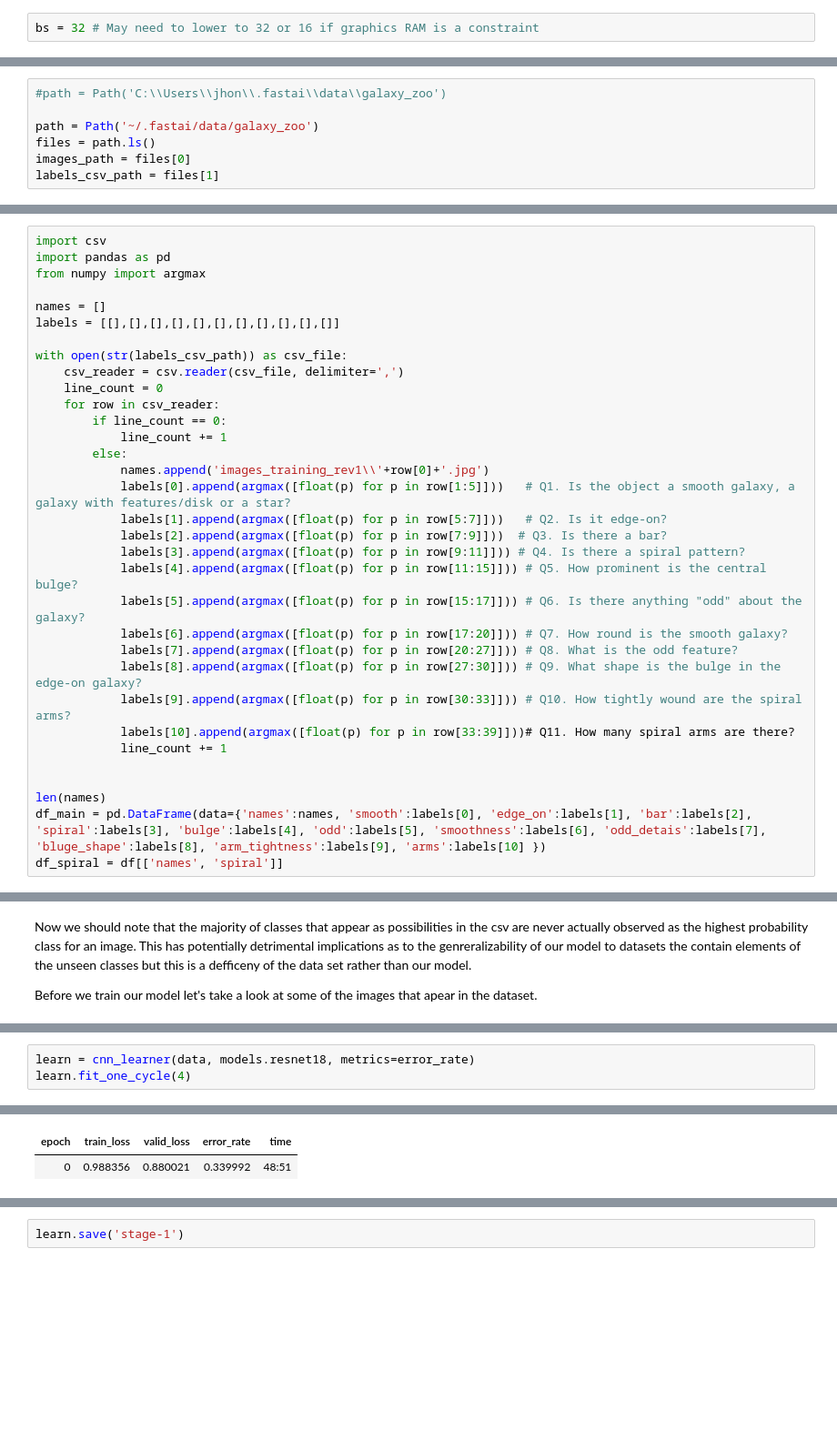
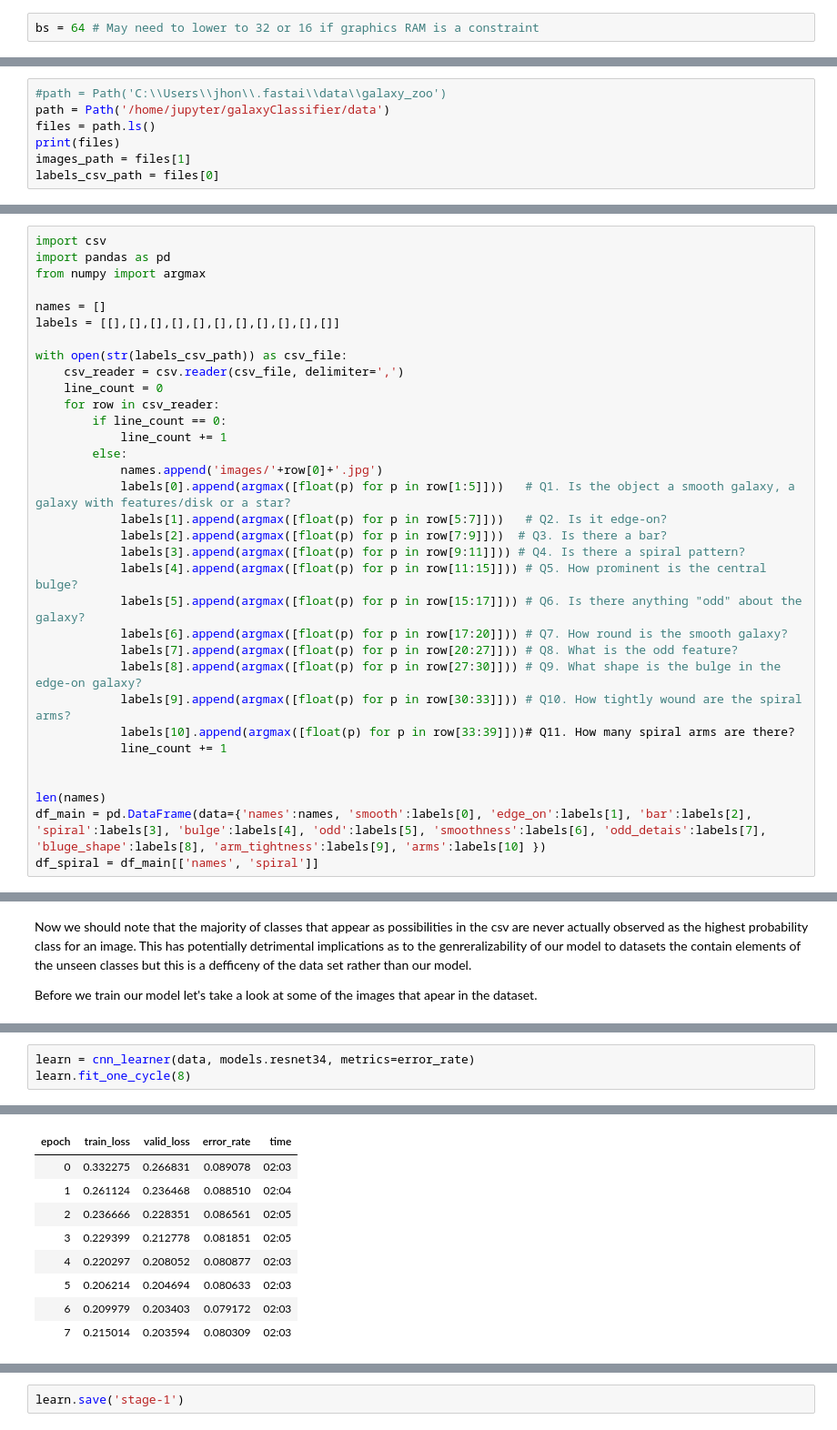
Before and after one commit to CellEight/galaxyClassifier, a Jupyter notebook: Homework 1 - Galaxy Classification.ipynb, the cells around one changed output, grey strips where cells are left out. Shown at 91% size. Drawn from its saved outputs; the diff is of its cells as text; blank space fills up the shorter version.

```diff
--- a/Homework 1 - Galaxy Classification.ipynb
+++ b/Homework 1 - Galaxy Classification.ipynb
@@ -20,6 +20,6 @@ First let's run our essential Jupyter directives, import the fast.ai libraries w
 from fastai.vision import *
 from fastai.metrics import error_rate
 # %%
-bs = 32 # May need to lower to 32 or 16 if graphics RAM is a constraint
+bs = 64 # May need to lower to 32 or 16 if graphics RAM is a constraint
 # %% [markdown]
 Now that's out of the way let's download and extract out dataset.
@@ -26,7 +40,7 @@ Now that's out of the way let's download and extract out dataset.
 # %%
 #path = Path('C:\\Users\\jhon\\.fastai\\data\\galaxy_zoo')
-
-path = Path('~/.fastai/data/galaxy_zoo')
+path = Path('/home/jupyter/galaxyClassifier/data')
 files = path.ls()
-images_path = files[0]
-labels_csv_path = files[1]
+print(files)
+images_path = files[1]
+labels_csv_path = files[0]
@@ -47,7 +63,7 @@ with open(str(labels_csv_path)) as csv_file:
         if line_count == 0:
             line_count += 1
         else:
-            names.append('images_training_rev1\\'+row[0]+'.jpg')
+            names.append('images/'+row[0]+'.jpg')
             labels[0].append(argmax([float(p) for p in row[1:5]]))   # Q1. Is the object a smooth galaxy, a galaxy with features/disk or a star?
             labels[1].append(argmax([float(p) for p in row[5:7]]))   # Q2. Is it edge-on?
             labels[2].append(argmax([float(p) for p in row[7:9]]))  # Q3. Is there a bar?
@@ -64,7 +80,7 @@ with open(str(labels_csv_path)) as csv_file:
 
 len(names)
 df_main = pd.DataFrame(data={'names':names, 'smooth':labels[0], 'edge_on':labels[1], 'bar':labels[2], 'spiral':labels[3], 'bulge':labels[4], 'odd':labels[5], 'smoothness':labels[6], 'odd_detais':labels[7], 'bluge_shape':labels[8], 'arm_tightness':labels[9], 'arms':labels[10] })
-df_spiral = df[['names', 'spiral']]
+df_spiral = df_main[['names', 'spiral']]
 # %% [markdown]
 Now that we have a dataframe with the correct filenames and labels of our images to the apropriate classification we can actually load the dataset into python as a ImageDataBunch object.
 # %%
@@ -89,6 +105,6 @@ Now the we have loaded our labeled dataset we can finally begin to construct and
 
 First we define and train the model.
 # %%
-learn = cnn_learner(data, models.resnet18, metrics=error_rate)
-learn.fit_one_cycle(4)
+learn = cnn_learner(data, models.resnet34, metrics=error_rate)
+learn.fit_one_cycle(8)
 # %% [output]
@@ -96,2 +112,9 @@ learn.fit_one_cycle(4)
 | epoch | train_loss | valid_loss | error_rate | time |
-| 0 | 0.988356 | 0.880021 | 0.339992 | 48:51 |
+| 0 | 0.332275 | 0.266831 | 0.089078 | 02:03 |
+| 1 | 0.261124 | 0.236468 | 0.088510 | 02:04 |
+| 2 | 0.236666 | 0.228351 | 0.086561 | 02:05 |
+| 3 | 0.229399 | 0.212778 | 0.081851 | 02:05 |
+| 4 | 0.220297 | 0.208052 | 0.080877 | 02:03 |
+| 5 | 0.206214 | 0.204694 | 0.080633 | 02:03 |
+| 6 | 0.209979 | 0.203403 | 0.079172 | 02:03 |
+| 7 | 0.215014 | 0.203594 | 0.080309 | 02:03 |
```
Also changed, not shown: parts of 12 cells of this notebook.
